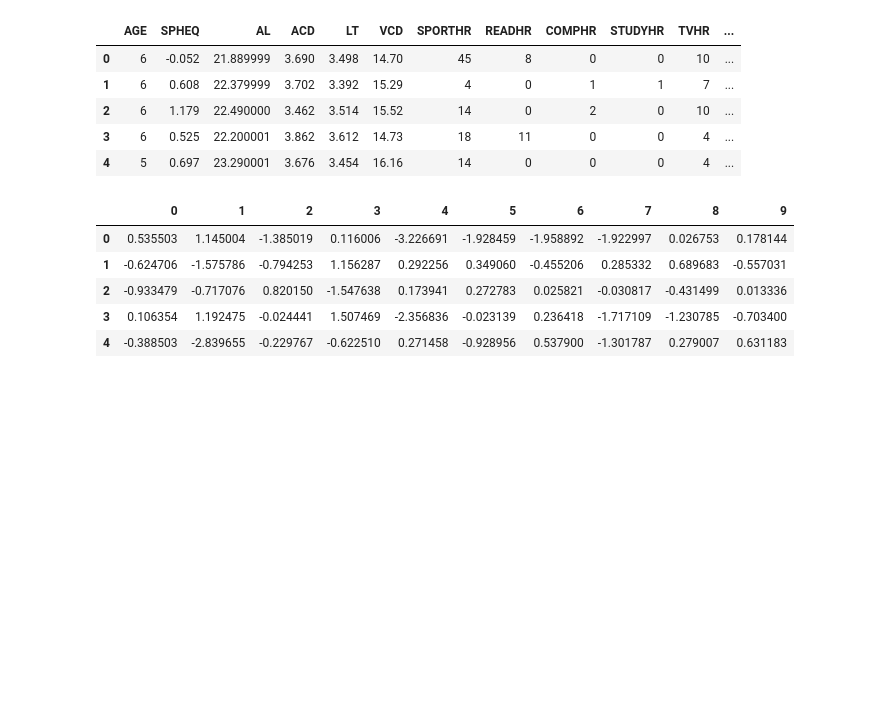
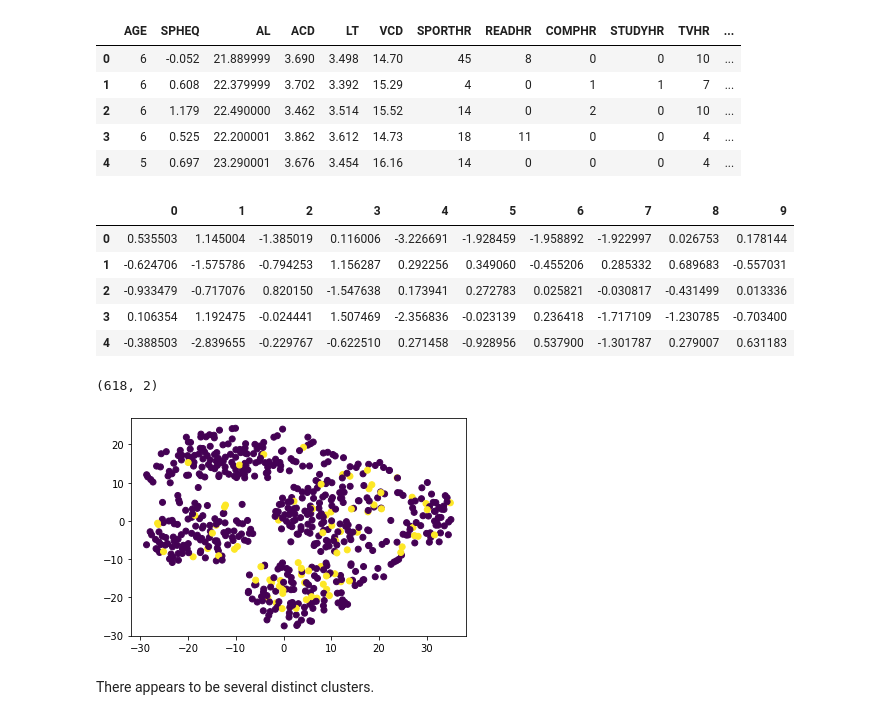
Before and after one commit to FrankMS3/Unsupervised-Machine-Learning-Challenge, a Jupyter notebook: Myopia.ipynb, the cells around one changed output. Drawn from its saved outputs; the diff is of its cells as text; code cells hidden in the pictures; blank space fills up the shorter version.

```diff
--- a/Myopia.ipynb
+++ b/Myopia.ipynb
@@ -23,6 +24,7 @@ df
 618 rows × 15 columns
 # %%
 # Drop the MYOPIC column
+labels = df["MYOPIC"]
 df = df.drop(columns=["MYOPIC"])
 df.head()
 # %% [output]
@@ -53,3 +55,18 @@ pca_df.head()
 | 4 | -0.388503 | -2.839655 | -0.229767 | -0.622510 | 0.271458 | -0.928956 | 0.537900 | -1.301787 | 0.279007 | 0.631183 |
 # %%
 # Further reduce dimensions using t-SNE
+tsne = TSNE(learning_rate=35)
+tsne_features = tsne.fit_transform(pca_df)
+tsne_features.shape
+# %% [output]
+(618, 2)
+# %%
+# Visualise the t-SNE output
+pca_df['x'] = tsne_features[:,0]
+pca_df['y'] = tsne_features[:,1]
+plt.scatter(pca_df['x'], pca_df['y'], c=labels)
+plt.show()
+# %% [output]
+[figure, added]
+# %% [markdown]
+There appears to be several distinct clusters.
```
Also changed, not shown: parts of 1 cell of this notebook.
